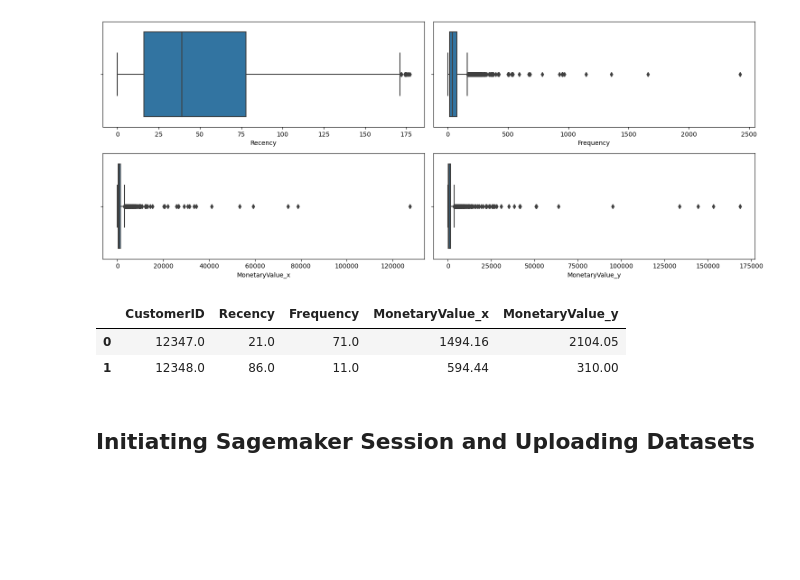
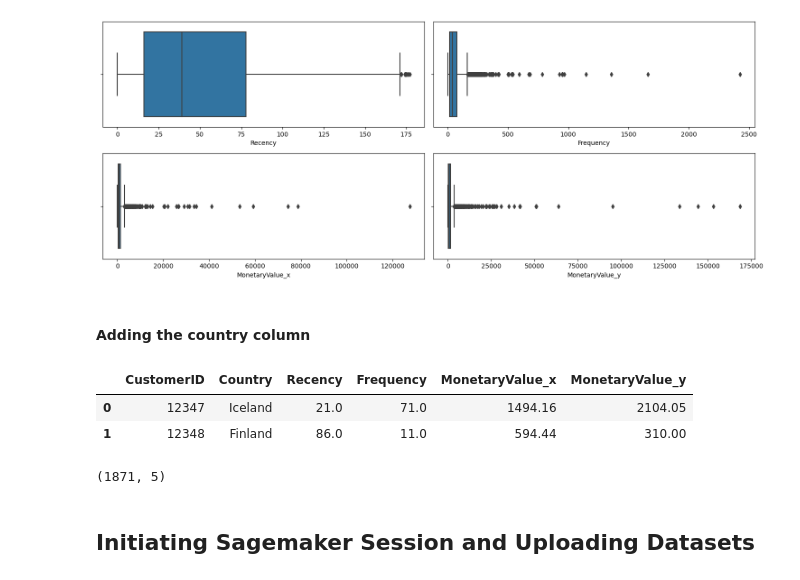
Before and after one commit to vubanc/AWS_DeployedCLVPredictor, a Jupyter notebook: Data Wrangling.ipynb, the cells around one changed output. Cells and saved outputs as stored; diff of their text form; code cells hidden in the pictures; blank space fills up the shorter version.

```diff
--- a/Data Wrangling.ipynb
+++ b/Data Wrangling.ipynb
@@ -252,10 +251,21 @@ df_imputed.loc[df_imputed.MonetaryValue_y.isin(monetaryvaly_outliers.MonetaryVal
 knn_imputer = KNNImputer(n_neighbors = 5)
 df_input = pd.DataFrame(knn_imputer.fit_transform(df_imputed))
 df_input.columns = ["CustomerID", "Recency", "Frequency", "MonetaryValue_x", "MonetaryValue_y"]
-# %%
-df_input.head(2)
-# %% [output]
-|  | CustomerID | Recency | Frequency | MonetaryValue_x | MonetaryValue_y |
-| 0 | 12347.0 | 21.0 | 71.0 | 1494.16 | 2104.05 |
-| 1 | 12348.0 | 86.0 | 11.0 | 594.44 | 310.00 |
+# %% [markdown]
+#### Adding the country column
+# %%
+df_input = pd.merge(df_input, df, how="left", on="CustomerID")
+df_input = df_input[["CustomerID", "Country", "Recency", "Frequency", "MonetaryValue_x", "MonetaryValue_y"]]
+df_input = df_input.drop_duplicates(subset=["CustomerID"])
+df_input["CustomerID"] = df_input.CustomerID.astype(int)
+df_input.reset_index(inplace=True, drop=True)
+df_input.head(2)
+# %% [output]
+|  | CustomerID | Country | Recency | Frequency | MonetaryValue_x | MonetaryValue_y |
+| 0 | 12347 | Iceland | 21.0 | 71.0 | 1494.16 | 2104.05 |
+| 1 | 12348 | Finland | 86.0 | 11.0 | 594.44 | 310.00 |
+# %%
+df_input.shape
+# %% [output]
+(1871, 5)
 # %%
```
Also changed, not shown: parts of 3 cells of this notebook, 1 other file.
